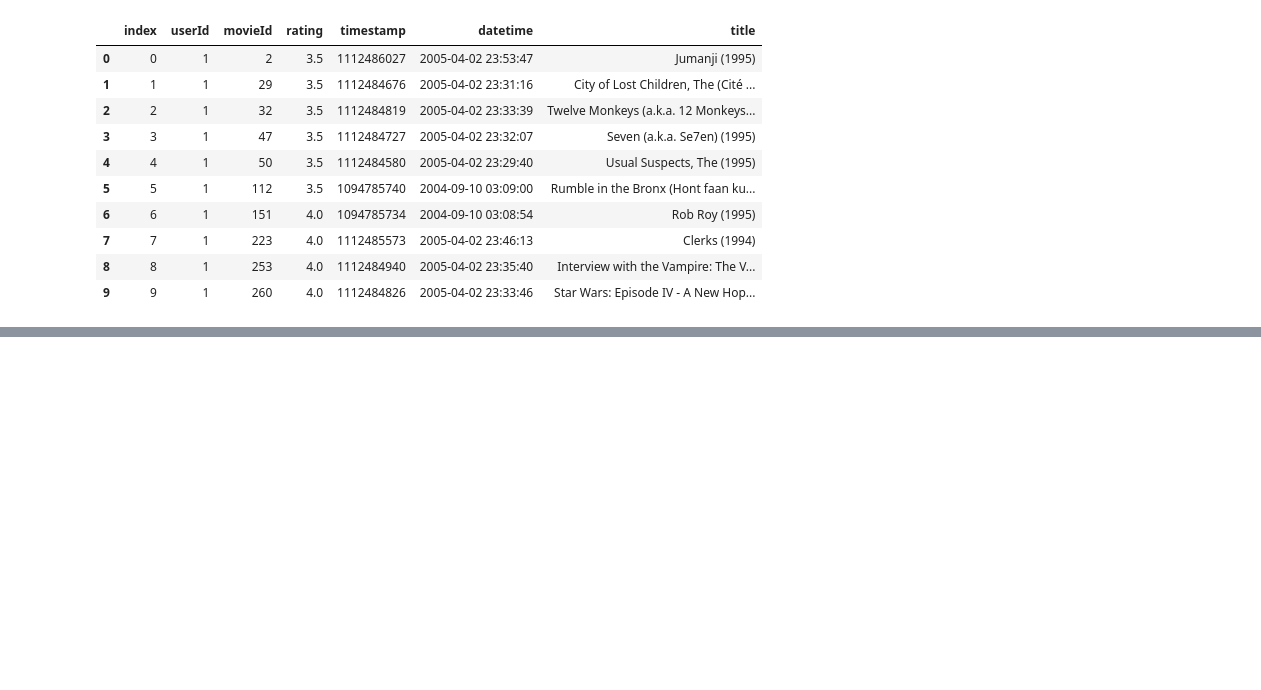
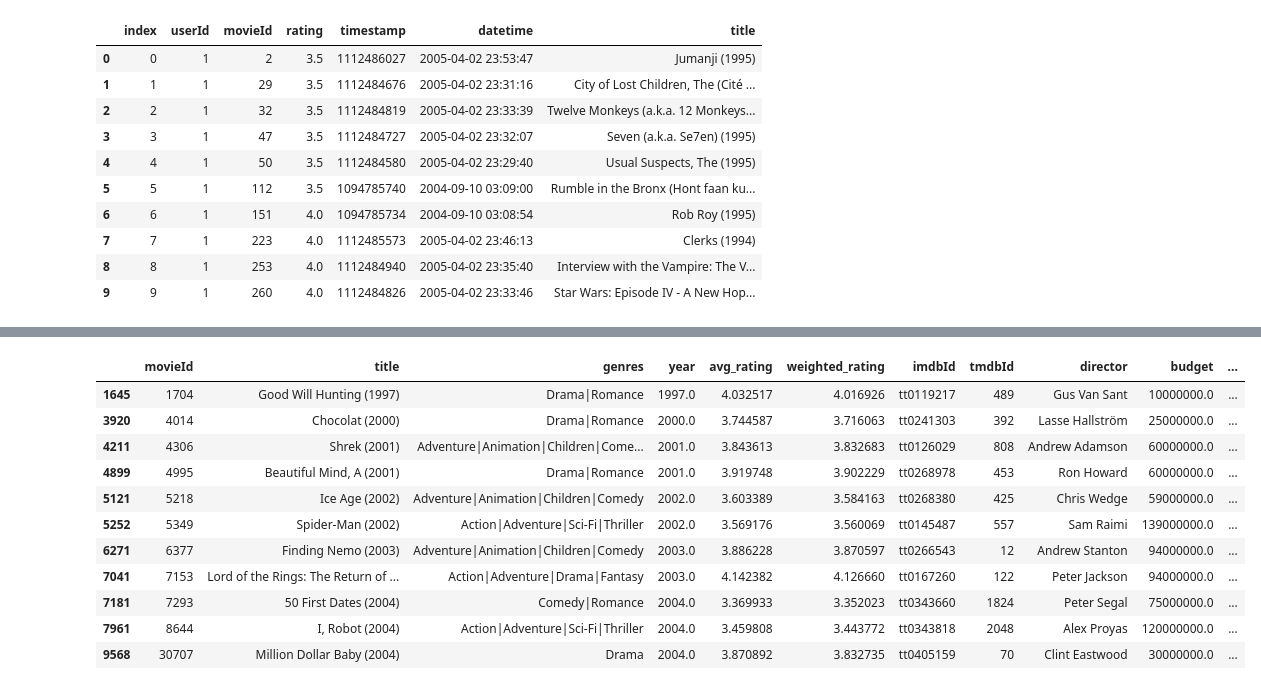
Before and after one commit to alienlien/movielens, a Jupyter notebook: ml-20m.ipynb, the cells around one changed output, grey strips where cells are left out. Cells and saved outputs as stored; diff of their text form; code cells hidden in the pictures; blank space fills up the shorter version.

Commit message:
Add nearest neighbor movies in notebook

```diff
--- a/ml-20m.ipynb
+++ b/ml-20m.ipynb
@@ -682,0 +696,10 @@ _, algo = dump.load('./cf.model')
+# %%
+from surprise import dump
+from rec import Predictor
+REC_MODEL_FILE = os.path.join(DATA_DIR, 'rec.model')
+predictor = Predictor(model_file='./ml-latest-small/rec.model')
+
+# _, algo = dump.load(REC_MODEL_FILE)
+df = movies[['movieId', 'title', 'year']]
+df['rating'] = df['movieId'].apply(lambda x: predictor.predict(test_uid, x))
+df.sort_values(['rating', 'year'], ascending=[False, False]).head(20)
@@ -682,0 +728,17 @@ _, algo = dump.load('./cf.model')
+# %%
+test_movie = 7293
+neighbors = predictor.get_movie_neighbors(test_movie)
+movies[movies['movieId'].isin([test_movie] + neighbors)]
+# %% [output]
+|  | movieId | title | genres | year | avg_rating | weighted_rating | imdbId | tmdbId | director | budget | ... |
+| 1645 | 1704 | Good Will Hunting (1997) | Drama|Romance | 1997.0 | 4.032517 | 4.016926 | tt0119217 | 489 | Gus Van Sant | 10000000.0 | ... |
+| 3920 | 4014 | Chocolat (2000) | Drama|Romance | 2000.0 | 3.744587 | 3.716063 | tt0241303 | 392 | Lasse Hallström | 25000000.0 | ... |
+| 4211 | 4306 | Shrek (2001) | Adventure|Animation|Children|Come... | 2001.0 | 3.843613 | 3.832683 | tt0126029 | 808 | Andrew Adamson | 60000000.0 | ... |
+| 4899 | 4995 | Beautiful Mind, A (2001) | Drama|Romance | 2001.0 | 3.919748 | 3.902229 | tt0268978 | 453 | Ron Howard | 60000000.0 | ... |
+| 5121 | 5218 | Ice Age (2002) | Adventure|Animation|Children|Comedy | 2002.0 | 3.603389 | 3.584163 | tt0268380 | 425 | Chris Wedge | 59000000.0 | ... |
+| 5252 | 5349 | Spider-Man (2002) | Action|Adventure|Sci-Fi|Thriller | 2002.0 | 3.569176 | 3.560069 | tt0145487 | 557 | Sam Raimi | 139000000.0 | ... |
+| 6271 | 6377 | Finding Nemo (2003) | Adventure|Animation|Children|Comedy | 2003.0 | 3.886228 | 3.870597 | tt0266543 | 12 | Andrew Stanton | 94000000.0 | ... |
+| 7041 | 7153 | Lord of the Rings: The Return of ... | Action|Adventure|Drama|Fantasy | 2003.0 | 4.142382 | 4.126660 | tt0167260 | 122 | Peter Jackson | 94000000.0 | ... |
+| 7181 | 7293 | 50 First Dates (2004) | Comedy|Romance | 2004.0 | 3.369933 | 3.352023 | tt0343660 | 1824 | Peter Segal | 75000000.0 | ... |
+| 7961 | 8644 | I, Robot (2004) | Action|Adventure|Sci-Fi|Thriller | 2004.0 | 3.459808 | 3.443772 | tt0343818 | 2048 | Alex Proyas | 120000000.0 | ... |
+| 9568 | 30707 | Million Dollar Baby (2004) | Drama | 2004.0 | 3.870892 | 3.832735 | tt0405159 | 70 | Clint Eastwood | 30000000.0 | ... |
```
Also changed, not shown: parts of 3 cells of this notebook.
